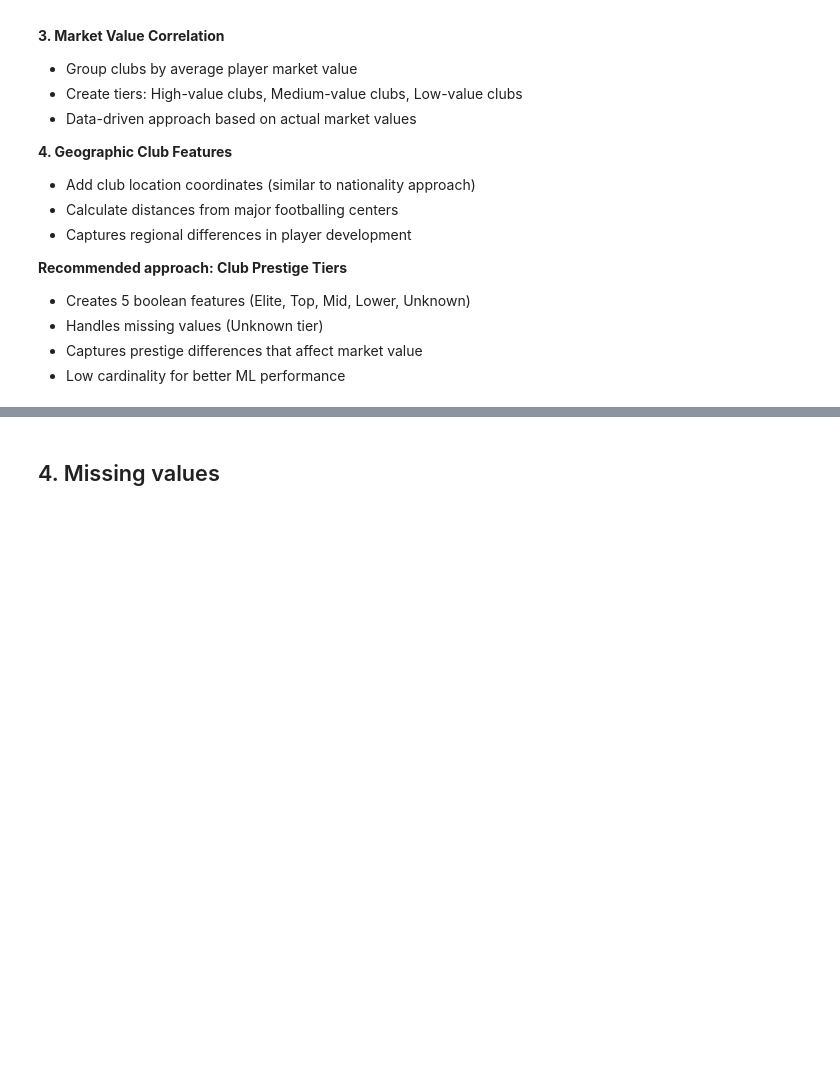
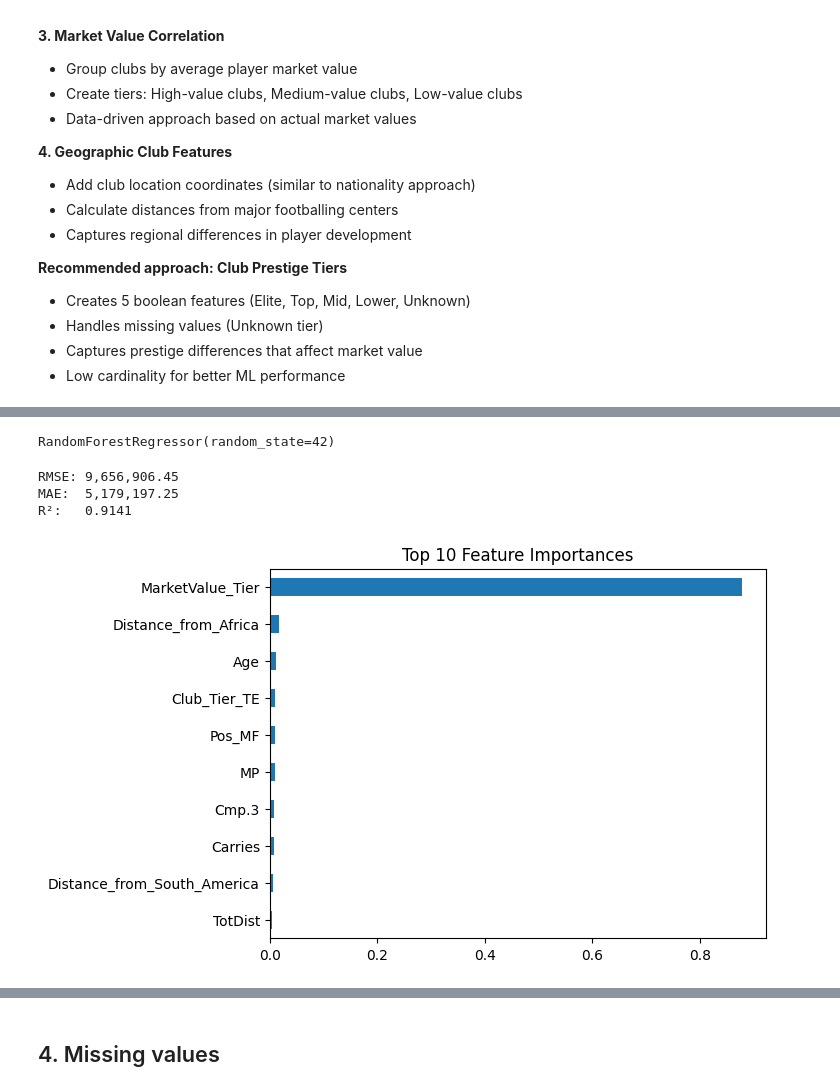
Before and after one commit to markuskuehnle/football-talent-value-forecast, a Jupyter notebook: notebooks/06_clean_merged_data.ipynb, the cells around one changed output, grey strips where cells are left out. Saved outputs shown, nothing was run; the diff lists cells and outputs as text; code cells hidden in the pictures; blank space fills up the shorter version.

Commit message:
build 1st ML regressor

```diff
--- a/notebooks/06_clean_merged_data.ipynb
+++ b/notebooks/06_clean_merged_data.ipynb
@@ -317,0 +469,5 @@ NOTE: How to use these new features in ML models
+# %%
+df_with_market_values = df[['Season','Age', 'Club_Tier_TE', 'MarketValueEuro', 'MarketValue_Tier', 'Starts', '90s', 'Min', 'MP', 'Cmp.3', 'PrgDist', 'Att.3', 'Carries', 'TotDist', 'Att', 'Pos_FW', 'Pos_MF', 'Pos_DF', 'Pos_GK', 'Nationality_Latitude', 'Nationality_Longitude', 'Distance_from_Europe', 'Distance_from_South_America', 'Distance_from_Africa', 'Distance_from_North_America']]
+df_with_market_values.head()
+
+####### Exclude 'Player' before training
@@ -317,0 +481,3 @@ NOTE: How to use these new features in ML models
+# %%
+df_with_market_values = df_with_market_values.sort_values(by='MarketValueEuro', ascending=False)
+df_with_market_values.head(10)
@@ -317,0 +496,12 @@ NOTE: How to use these new features in ML models
+# %%
+from sklearn.model_selection import train_test_split
+
+# Drop rows with NaN values (FOR NOW)
+df_clean = df_with_market_values.dropna()
+
+# Split into features and target
+X = df_clean.drop(columns=['MarketValueEuro'])
+y = df_clean['MarketValueEuro']
+
+# Train-test split (80/20)
+X_train, X_test, y_train, y_test = train_test_split(X, y, test_size=0.2, random_state=42)
@@ -317,0 +529,40 @@ NOTE: How to use these new features in ML models
+# %%
+from sklearn.ensemble import RandomForestRegressor
+
+# Initialize and train model
+model = RandomForestRegressor(n_estimators=100, random_state=42)
+model.fit(X_train, y_train)
+# %% [output]
+RandomForestRegressor(random_state=42)
+# %%
+from sklearn.metrics import mean_squared_error, mean_absolute_error, r2_score
+
+# Predict
+y_pred = model.predict(X_test)
+
+# Evaluation metrics
+mse = mean_squared_error(y_test, y_pred)
+rmse = mse**0.5
+mae = mean_absolute_error(y_test, y_pred)
+r2 = r2_score(y_test, y_pred)
+
+# Print results
+print(f"RMSE: {rmse:,.2f}")
+print(f"MAE:  {mae:,.2f}")
+print(f"R²:   {r2:.4f}")
+# %% [output]
+RMSE: 9,656,906.45
+MAE:  5,179,197.25
+R²:   0.9141
+# %%
+import matplotlib.pyplot as plt
+import pandas as pd
+
+# Plot top 10 features
+feat_importances = pd.Series(model.feature_importances_, index=X.columns)
+feat_importances.nlargest(10).plot(kind='barh')
+plt.title("Top 10 Feature Importances")
+plt.gca().invert_yaxis()
+plt.show()
+# %% [output]
+[figure, added]
```
Also changed, not shown: parts of 18 cells of this notebook.
